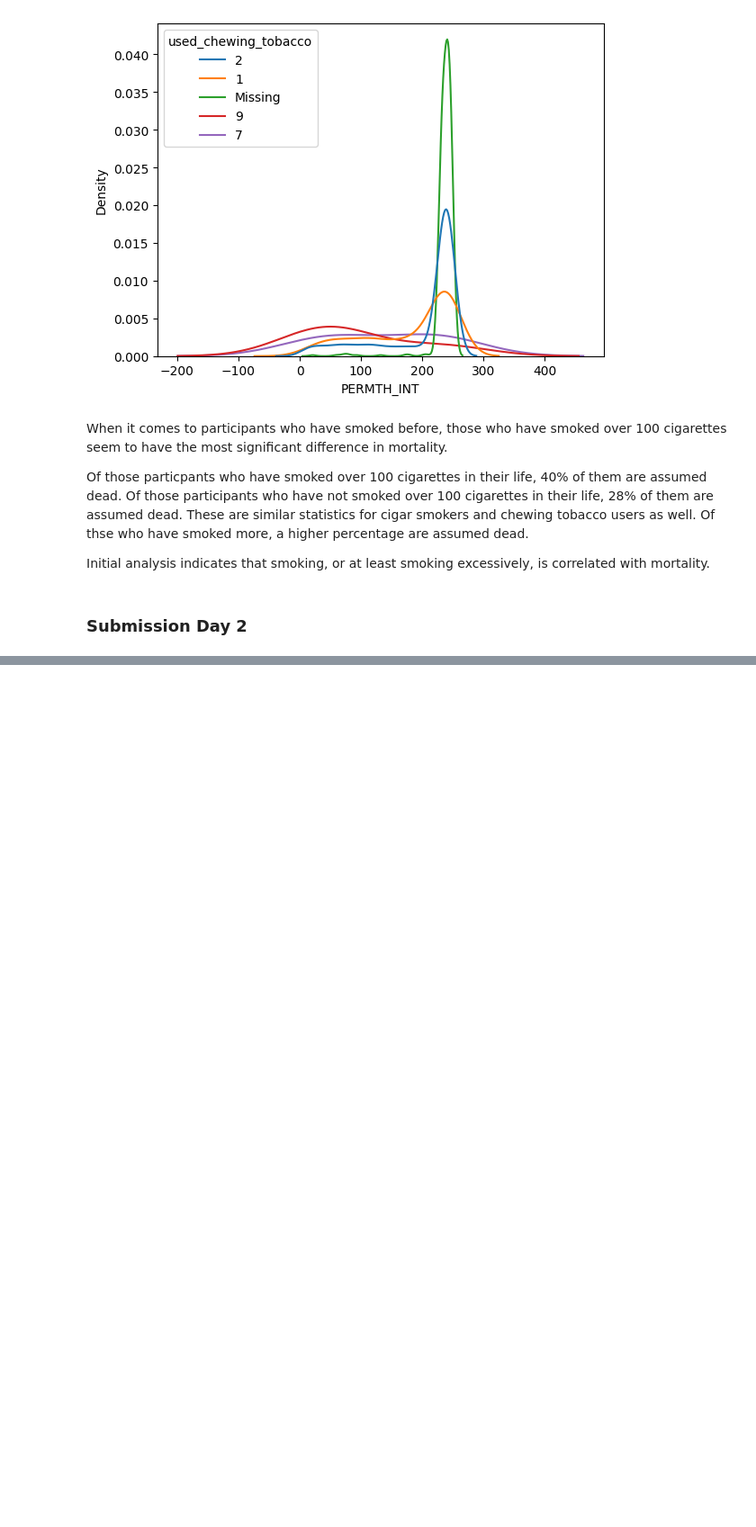
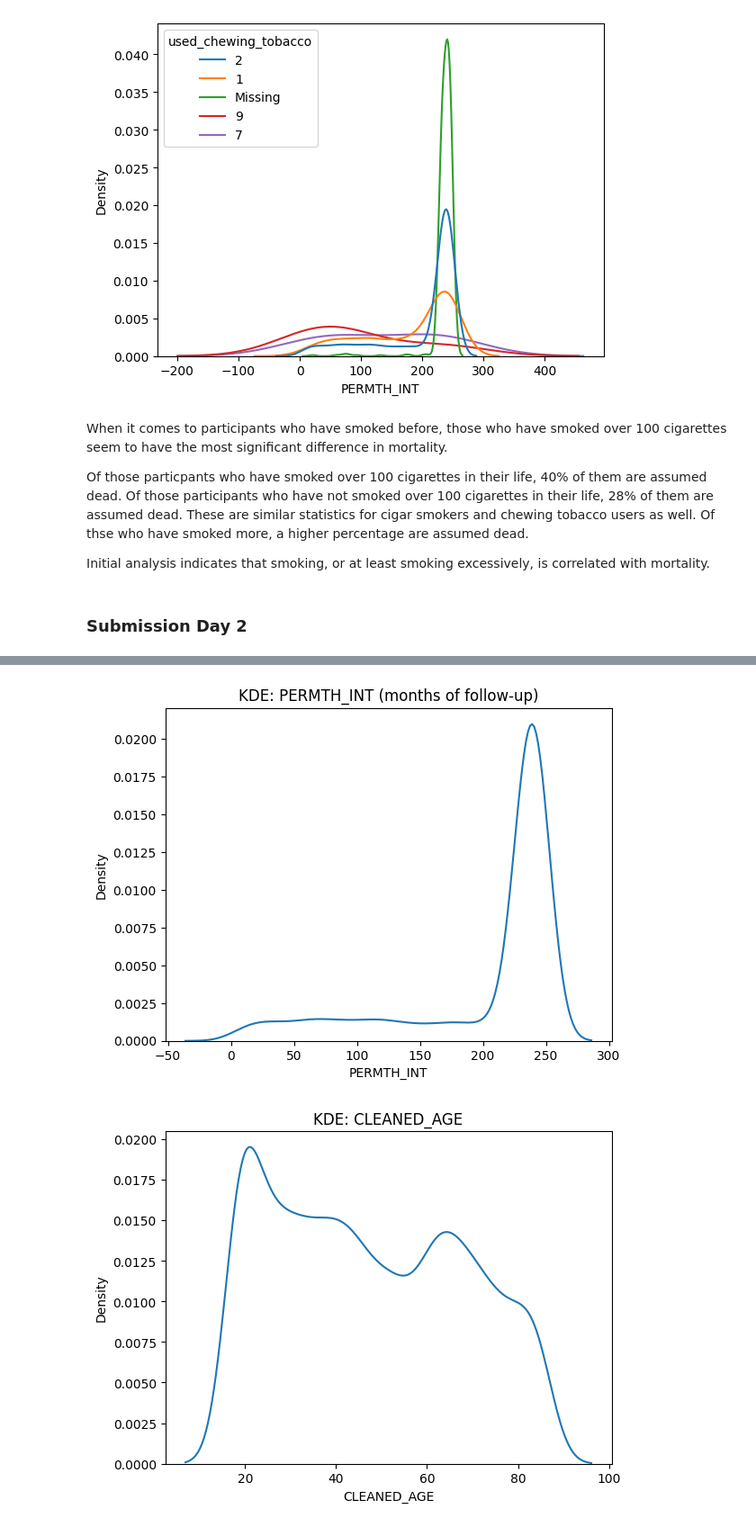
Before and after one commit to kenny507/undergrad_ml_assignments, a Jupyter notebook: project_1_bsds.ipynb, the cells around one changed output, grey strips where cells are left out. Shown at 90% size. Saved outputs shown, nothing was run; the diff lists cells and outputs as text; code cells hidden in the pictures; blank space fills up the shorter version.

```diff
--- a/project_1_bsds.ipynb
+++ b/project_1_bsds.ipynb
@@ -357,2 +418,8 @@ The variables we used to predict mortality and life expectancy include: age(CLEA
 
 We selected age because it is the strongest baseline driver of mortality risk and survival time: all else equal, older individuals have had more time to accumulate chronic disease and are closer to the end of life. We selected smoking variables because cigarette, cigar, and chewing tobacco use capture long-run exposure to harmful substances. For example carcinogens may lead to  cardiovascular risks. Therefore smoking variables should be associated with higher mortality risk and shorter follow-up. We selected drug use because it proxies risky behavior and potential long-run health harms that can increase the probability of death and reduce survival time. Together, these variables give a simple but plausible set of predictors that combine a strong biological baseline factor (age) with behavioral risk factors (tobacco and drug use) that are clinically and epidemiologically linked to mortality outcomes.
+# %%
+# keeping only what we will analyze
+df_q2 = df_linked[[
+    "MORTSTAT", "PERMTH_INT", "CLEANED_AGE",
+    "used_street_drug", "smoked_cigarettes", "smoked_cigars", "used_chewing_tobacco"
+]].copy()
@@ -358,0 +471,15 @@ We selected age because it is the strongest baseline driver of mortality risk an
+# %%
+# KDE for PERMTH_INT
+plt.figure()
+sns.kdeplot(data=df_q2, x="PERMTH_INT")
+plt.title("KDE: PERMTH_INT (months of follow-up)")
+plt.show()
+
+# KDE for age
+plt.figure()
+sns.kdeplot(data=df_q2, x="CLEANED_AGE")
+plt.title("KDE: CLEANED_AGE")
+plt.show()
+# %% [output]
+[figure, added]
+[figure, added]
```
Also changed, not shown: parts of 15 cells of this notebook.
